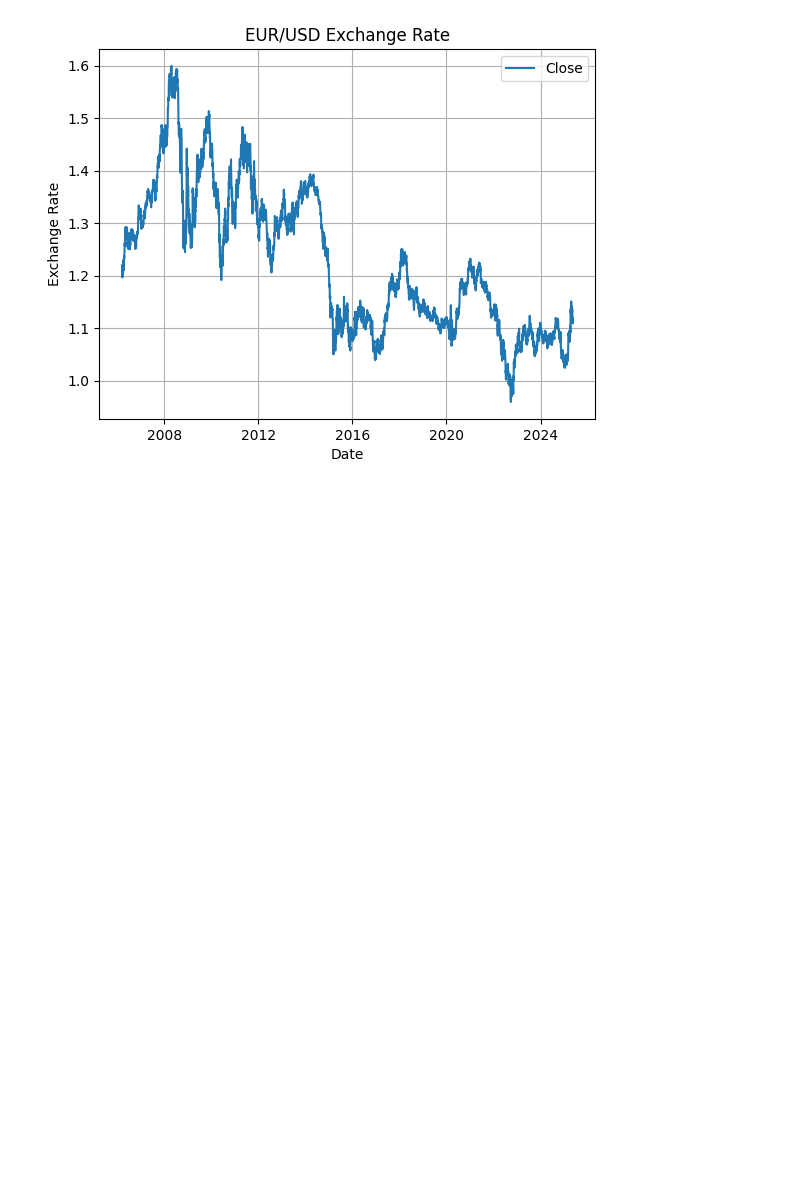
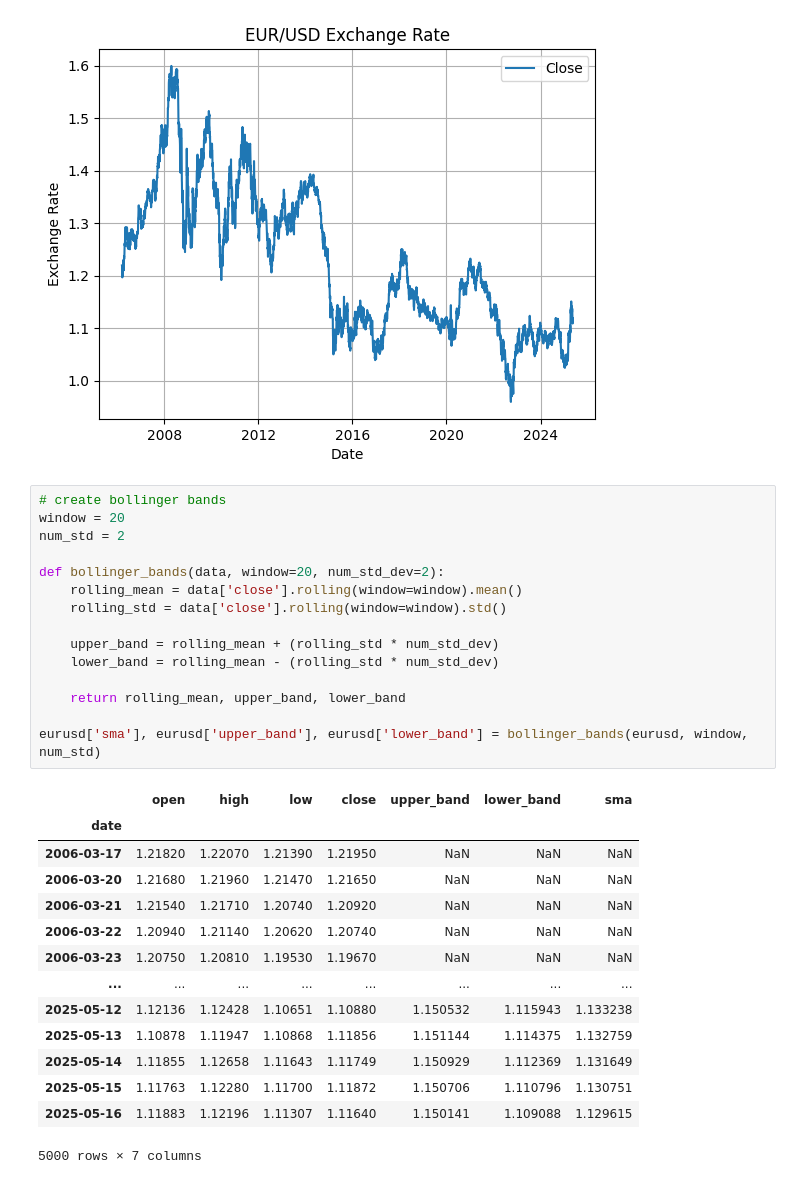
Before and after one commit to dt-17/algotrading, a Jupyter notebook: prototyping.ipynb, the cells around one changed output. Saved outputs shown, nothing was run; the diff lists cells and outputs as text; blank space fills up the shorter version.

```diff
--- a/prototyping.ipynb
+++ b/prototyping.ipynb
@@ -44,3 +44,33 @@ plt.grid()
 plt.show()
 # %% [output]
 [figure]
+# %%
+# create bollinger bands
+window = 20
+num_std = 2
+
+def bollinger_bands(data, window=20, num_std_dev=2):
+    rolling_mean = data['close'].rolling(window=window).mean()
+    rolling_std = data['close'].rolling(window=window).std()
+
+    upper_band = rolling_mean + (rolling_std * num_std_dev)
+    lower_band = rolling_mean - (rolling_std * num_std_dev)
+
+    return rolling_mean, upper_band, lower_band
+
+eurusd['sma'], eurusd['upper_band'], eurusd['lower_band'] = bollinger_bands(eurusd, window, num_std)
+# %% [output]
+|  | open | high | low | close | upper_band | lower_band | sma |
+| date |  |  |  |  |  |  |  |
+| 2006-03-17 | 1.21820 | 1.22070 | 1.21390 | 1.21950 | NaN | NaN | NaN |
+| 2006-03-20 | 1.21680 | 1.21960 | 1.21470 | 1.21650 | NaN | NaN | NaN |
+| 2006-03-21 | 1.21540 | 1.21710 | 1.20740 | 1.20920 | NaN | NaN | NaN |
+| 2006-03-22 | 1.20940 | 1.21140 | 1.20620 | 1.20740 | NaN | NaN | NaN |
+| 2006-03-23 | 1.20750 | 1.20810 | 1.19530 | 1.19670 | NaN | NaN | NaN |
+| ... | ... | ... | ... | ... | ... | ... | ... |
+| 2025-05-12 | 1.12136 | 1.12428 | 1.10651 | 1.10880 | 1.150532 | 1.115943 | 1.133238 |
+| 2025-05-13 | 1.10878 | 1.11947 | 1.10868 | 1.11856 | 1.151144 | 1.114375 | 1.132759 |
+| 2025-05-14 | 1.11855 | 1.12658 | 1.11643 | 1.11749 | 1.150929 | 1.112369 | 1.131649 |
+| 2025-05-15 | 1.11763 | 1.12280 | 1.11700 | 1.11872 | 1.150706 | 1.110796 | 1.130751 |
+| 2025-05-16 | 1.11883 | 1.12196 | 1.11307 | 1.11640 | 1.150141 | 1.109088 | 1.129615 |
+5000 rows × 7 columns
```
Also changed, not shown: parts of 2 cells of this notebook.
